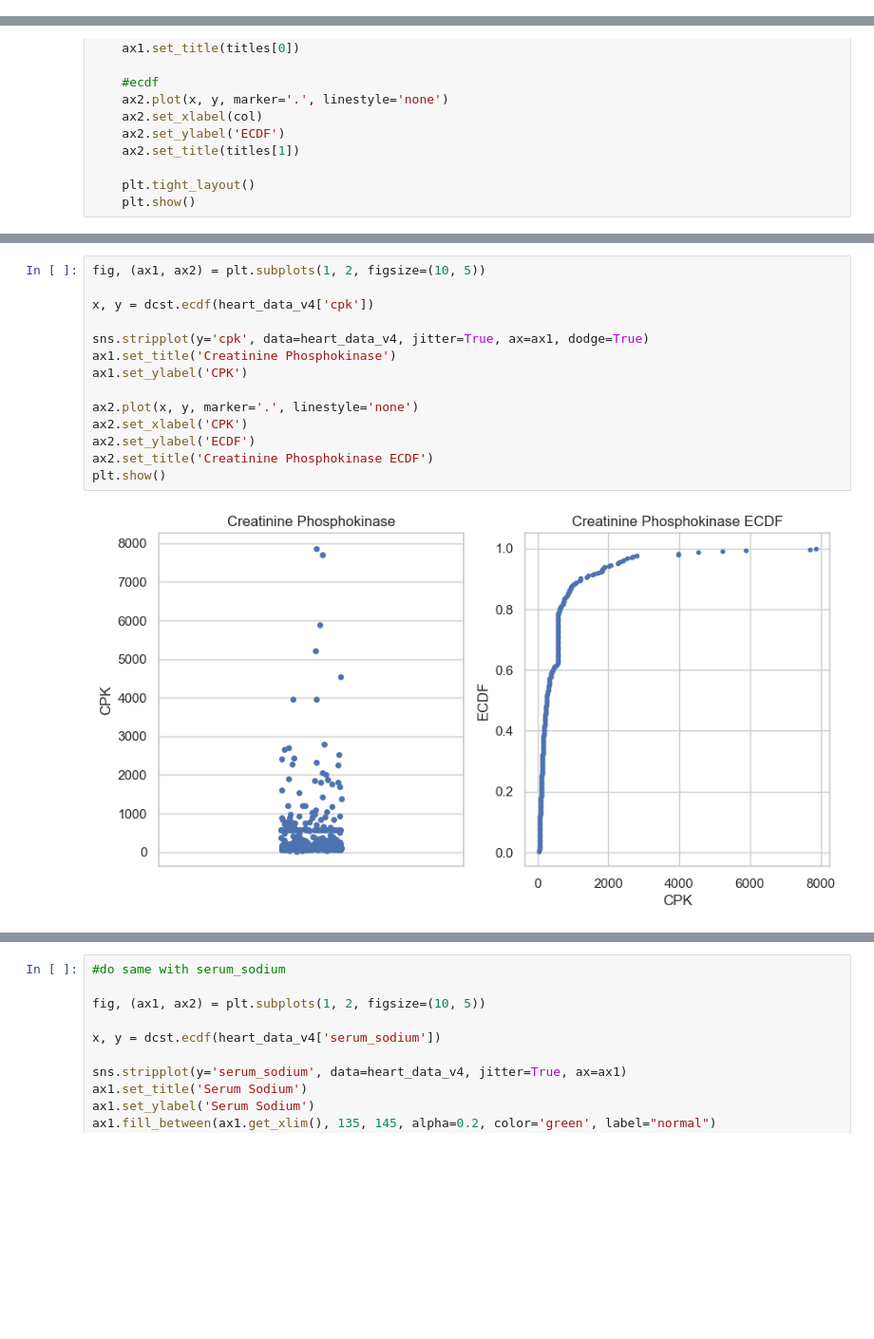
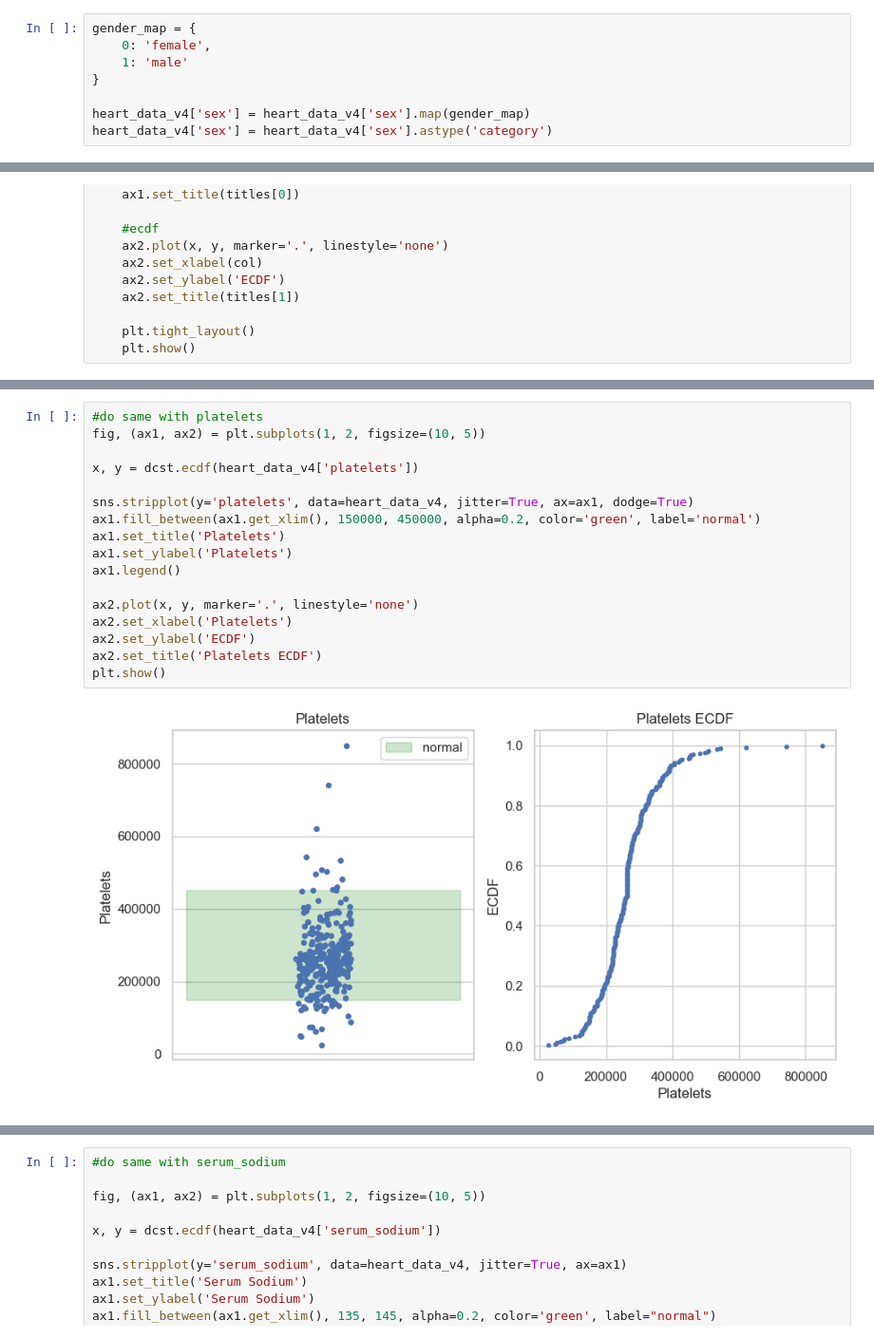
Before and after one commit to masterbatcoderman10/heart_failure_analysis, a Jupyter notebook: analysis.ipynb, the cells around one changed output, grey strips where cells are left out. Shown at 95% size. Drawn from its saved outputs; the diff is of its cells as text; blank space fills up the shorter version.

```diff
--- a/analysis.ipynb
+++ b/analysis.ipynb
@@ -146,6 +146,14 @@ death_map = {
 
 heart_data_v4['death'] = heart_data_v4['death'].map(death_map)
 heart_data_v4['death'] = heart_data_v4['death'].astype('category')
+# %%
+gender_map = {
+    0: 'female',
+    1: 'male'
+}
+
+heart_data_v4['sex'] = heart_data_v4['sex'].map(gender_map)
+heart_data_v4['sex'] = heart_data_v4['sex'].astype('category')
 # %%
 ind_disease_map = {
     0: 'False',
@@ -277,16 +319,19 @@ def univatiate_single(data, col, titles):
 # %%
+#do same with platelets
 fig, (ax1, ax2) = plt.subplots(1, 2, figsize=(10, 5))
 
-x, y = dcst.ecdf(heart_data_v4['cpk'])
+x, y = dcst.ecdf(heart_data_v4['platelets'])
 
-sns.stripplot(y='cpk', data=heart_data_v4, jitter=True, ax=ax1, dodge=True)
-ax1.set_title('Creatinine Phosphokinase')
-ax1.set_ylabel('CPK')
+sns.stripplot(y='platelets', data=heart_data_v4, jitter=True, ax=ax1, dodge=True)
+ax1.fill_between(ax1.get_xlim(), 150000, 450000, alpha=0.2, color='green', label='normal')
+ax1.set_title('Platelets')
+ax1.set_ylabel('Platelets')
+ax1.legend()
 
 ax2.plot(x, y, marker='.', linestyle='none')
-ax2.set_xlabel('CPK')
+ax2.set_xlabel('Platelets')
 ax2.set_ylabel('ECDF')
-ax2.set_title('Creatinine Phosphokinase ECDF')
+ax2.set_title('Platelets ECDF')
 plt.show()
 # %% [output]
-[figure, old version]
+[figure, new version]
```
Also changed, not shown: parts of 4 cells of this notebook.
